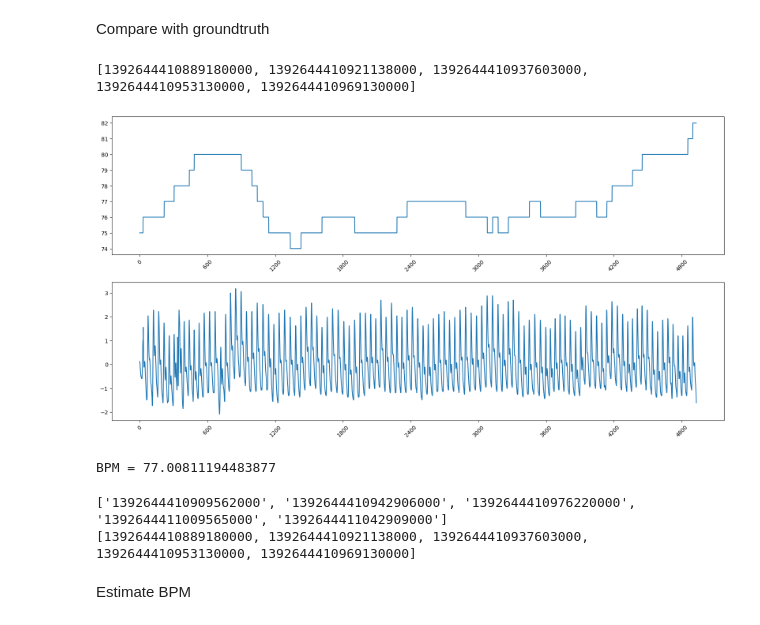
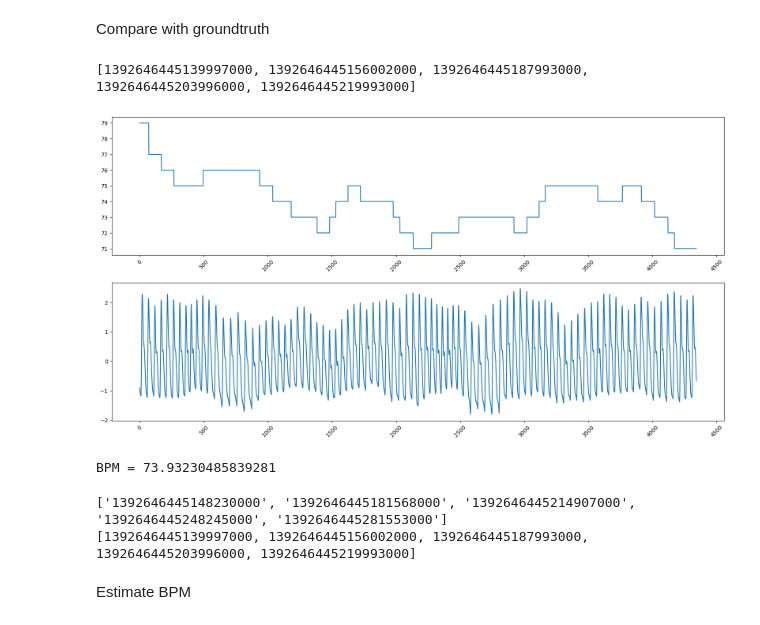
Before and after one commit to Ren1100/remote-PPG, a Jupyter notebook: test.ipynb, the cells around one changed output. Saved outputs shown, nothing was run; the diff lists cells and outputs as text; code cells hidden in the pictures.

```diff
--- a/test.ipynb
+++ b/test.ipynb
@@ -15,13 +15,13 @@ import datetime as dt
 # %% [markdown]
 Load File
 # %%
-subject_name = '01-03'
+subject_name = '02-03'
 dataset_path = 'PURE/'
 
-img_frame_path = dataset_path + subject_name + '/01-03/'
+img_frame_path = dataset_path + subject_name + '/02-03/'
 
 png_list = glob(img_frame_path + '*.png')
 png_list.sort(key=lambda f: int(''.join(filter(str.isdigit, f))))
-print(f"First 10 frames: {png_list[:10]}")
+# print(f"First 10 frames: {png_list[:10]}")S
 print(f"Length: {len(png_list)}")
 # %% [output]
@@ -313,7 +316,7 @@ Compare with groundtruth
 # %%
 import json
 
-gt_path = dataset_path + subject_name +'/01-03.json'
+gt_path = dataset_path + subject_name +'/02-03.json'
 
 with open (gt_path, 'r') as file:
     data = json.load(file)
@@ -358,43 +361,43 @@ plt.gca().xaxis.set_major_locator(MaxNLocator(integer=True, nbins=10))  # Set th
 plt.xticks(rotation=45)  # Rotate labels for better readability
 
 plt.subplot(2,1,2)
 plt.plot(waveform)
 plt.gca().xaxis.set_major_locator(MaxNLocator(integer=True, nbins=10))  # Set the number of x-ticks to 10
 plt.xticks(rotation=45)  # Rotate labels for better readability
 plt.show()
 
 ##plotting against converted timestamps
 # # Plot pulse rate
 # plt.subplot(2, 1, 1)
 # plt.plot(filtered_times, filtered_pulseRate)
 # plt.gca().xaxis.set_major_locator(MaxNLocator(integer=True, nbins=10))  # Set number of x-ticks to 10
 # plt.xticks(rotation=45)  # Rotate labels for better readability
 # plt.title("Pulse Rate")
 
 # # Plot waveform
 # plt.subplot(2, 1, 2)
 # plt.plot(filtered_times, filtered_waveform)
 # plt.gca().xaxis.set_major_locator(MaxNLocator(integer=True, nbins=10))  # Set number of x-ticks to 10
 # plt.xticks(rotation=45)  # Rotate labels for better readability
 # plt.title("Waveform")
 # plt.show()
 
 print(f"BPM = {np.mean(pulseRate)}")
 # print(len(timestamps_package))
 # print(len(frame_package))
 # print(len(timestamps))
 # print(len(frame))
 # %% [output]
-[1392644410889180000, 1392644410921138000, 1392644410937603000, 1392644410953130000, 1392644410969130000]
+[1392646445139997000, 1392646445156002000, 1392646445187993000, 1392646445203996000, 1392646445219993000]
-[figure, old version]
+[figure, new version]
-BPM = 77.00811194483877
+BPM = 73.93230485839281
 # %%
 # print(formatted_times[:5])
 # print(formatted_times_package[:5])
 print(timestamps[:5])
 print(timestamps_package[:5])
 # %% [output]
-['1392644410909562000', '1392644410942906000', '1392644410976220000', '1392644411009565000', '1392644411042909000']
-[1392644410889180000, 1392644410921138000, 1392644410937603000, 1392644410953130000, 1392644410969130000]
+['1392646445148230000', '1392646445181568000', '1392646445214907000', '1392646445248245000', '1392646445281553000']
+[1392646445139997000, 1392646445156002000, 1392646445187993000, 1392646445203996000, 1392646445219993000]
 # %% [markdown]
 Estimate BPM
```
Also changed, not shown: parts of 16 cells of this notebook.
